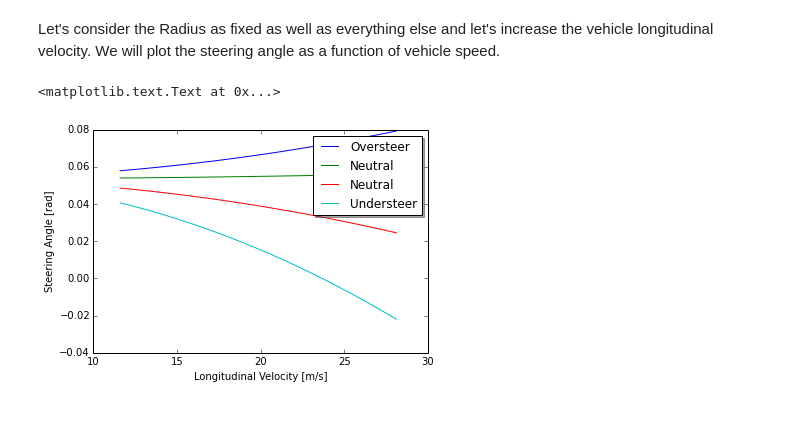
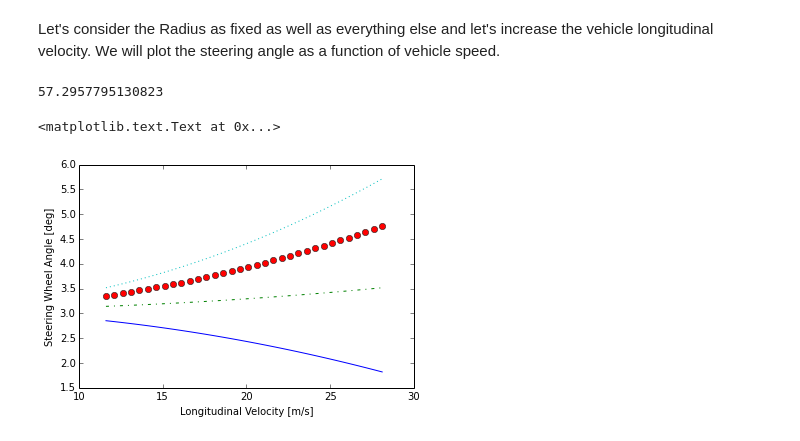
Before and after one commit to apertosa/vehicle, a Jupyter notebook: bicycle_model/bm.ipynb, the cells around one changed output. Cells and saved outputs as stored; diff of their text form; code cells hidden in the pictures.

```diff
--- a/bicycle_model/bm.ipynb
+++ b/bicycle_model/bm.ipynb
@@ -62,6 +66,4 @@ Ff, Fr = sym.symbols('Ff Fr') # Tire lateral forces
 # %% [markdown]
 #### Vehicle Parameters
 # %%
-L, b, c = sym.symbols('L b c') # Wheel base, front axle to CG, rear axle to CG
+L, b, c, m = sym.symbols('L b c m') # Wheel base, front axle to CG, rear axle to CG, mass
-# %%
-m = sym.symbols('m') # Vehicle mass
@@ -174,10 +174,14 @@ y0=[]
 y1=[]
 y2=[]
 y3=[]
+rtod = 180/pi
+print rtod
 while (_vel < 27.778):
   _vel=_vel+0.5
   x.append(_vel)
-  y0.append(delta.subs([(L, _L), (R, _R), (m, _m), (b, _b), (c, _c), (Cf, _Cf), (Cr, 7.3e4), (v, _vel)]))
-  y1.append(delta.subs([(L, _L), (R, _R), (m, _m), (b, _b), (c, _c), (Cf, _Cf), (Cr, 6.3e4), (v, _vel)]))
-  y2.append(delta.subs([(L, _L), (R, _R), (m, _m), (b, _b), (c, _c), (Cf, _Cf), (Cr, 5.3e4), (v, _vel)]))
-  y3.append(delta.subs([(L, _L), (R, _R), (m, _m), (b, _b), (c, _c), (Cf, _Cf), (Cr, 4.3e4), (v, _vel)]))
+  y0.append(rtod*delta.subs([(L, _L), (R, _R), (m, _m), (b, _b), (c, _c), (Cf, _Cf), (Cr, 5.5e4), (v, _vel)]))
+  y1.append(rtod*delta.subs([(L, _L), (R, _R), (m, _m), (b, _b), (c, _c), (Cf, _Cf), (Cr, 6.5e4), (v, _vel)]))
+  y2.append(rtod*delta.subs([(L, _L), (R, _R), (m, _m), (b, _b), (c, _c), (Cf, _Cf), (Cr, 7.5e4), (v, _vel)]))
+  y3.append(rtod*delta.subs([(L, _L), (R, _R), (m, _m), (b, _b), (c, _c), (Cf, _Cf), (Cr, 8.5e4), (v, _vel)]))
+# %% [output]
+57.2957795130823
@@ -188,13 +188,14 @@ import matplotlib.pyplot as plt
 # %%
-l0 = plt.plot(x, y0) # oversteer
-l1 = plt.plot(x, y1) # neutral
-l2 = plt.plot(x, y2, x, y3) # understeer
+l0 = plt.plot(x, y0, '-') # oversteer
+l1 = plt.plot(x, y1, '-.') # neutral
+l2 = plt.plot(x, y2, 'o')
+l2 = plt.plot(x, y3, ':') # understeer
 
-plt.legend(('Oversteer', 'Neutral', 'Neutral',
-           'Understeer'), shadow=True)
+#plt.legend(('Oversteer', 'Neutral', 'Neutral',
+#           'Understeer'))
 
+plt.ylabel('Steering Wheel Angle [deg]')
 plt.xlabel('Longitudinal Velocity [m/s]')
-plt.ylabel('Steering Angle [rad]')
 # %% [output]
 <matplotlib.text.Text at 0x...>
-[figure, old version]
+[figure, new version]
```
Also changed, not shown: parts of 10 cells of this notebook.
